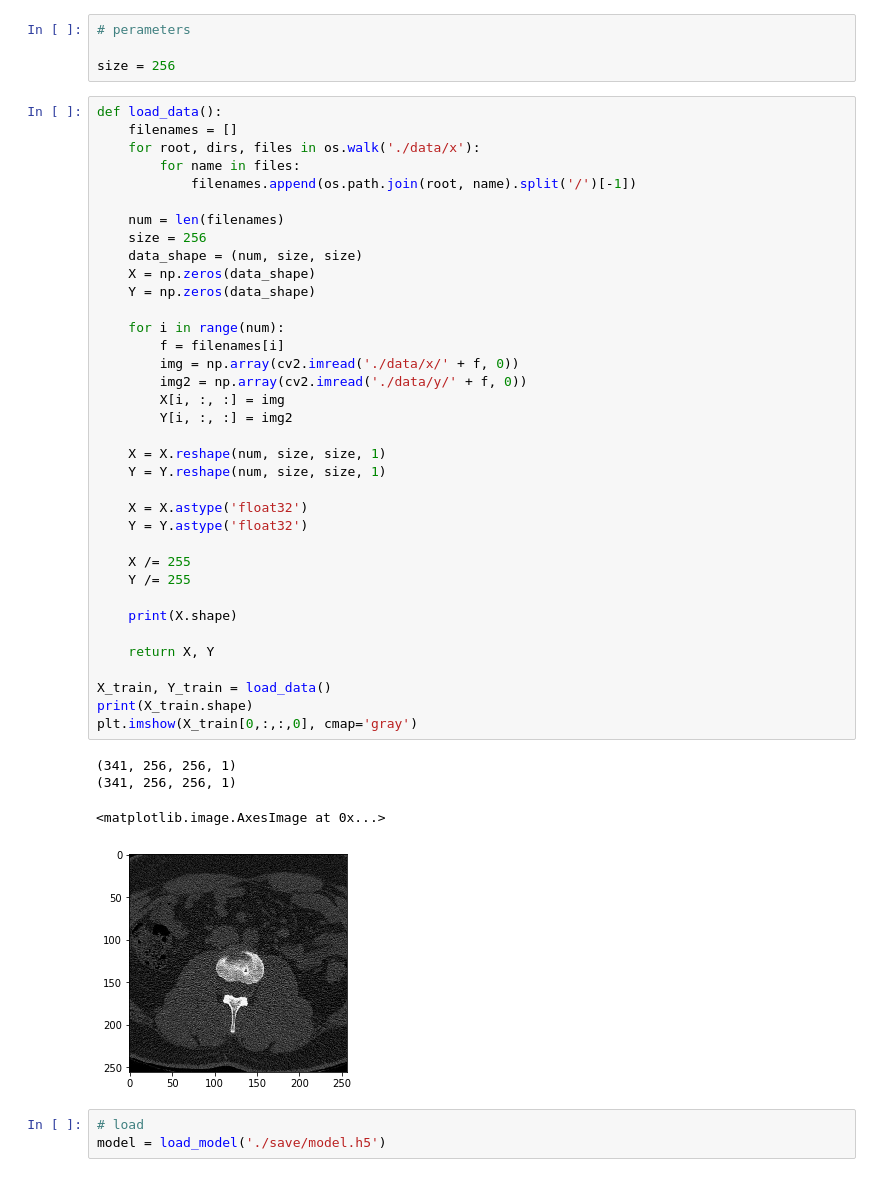
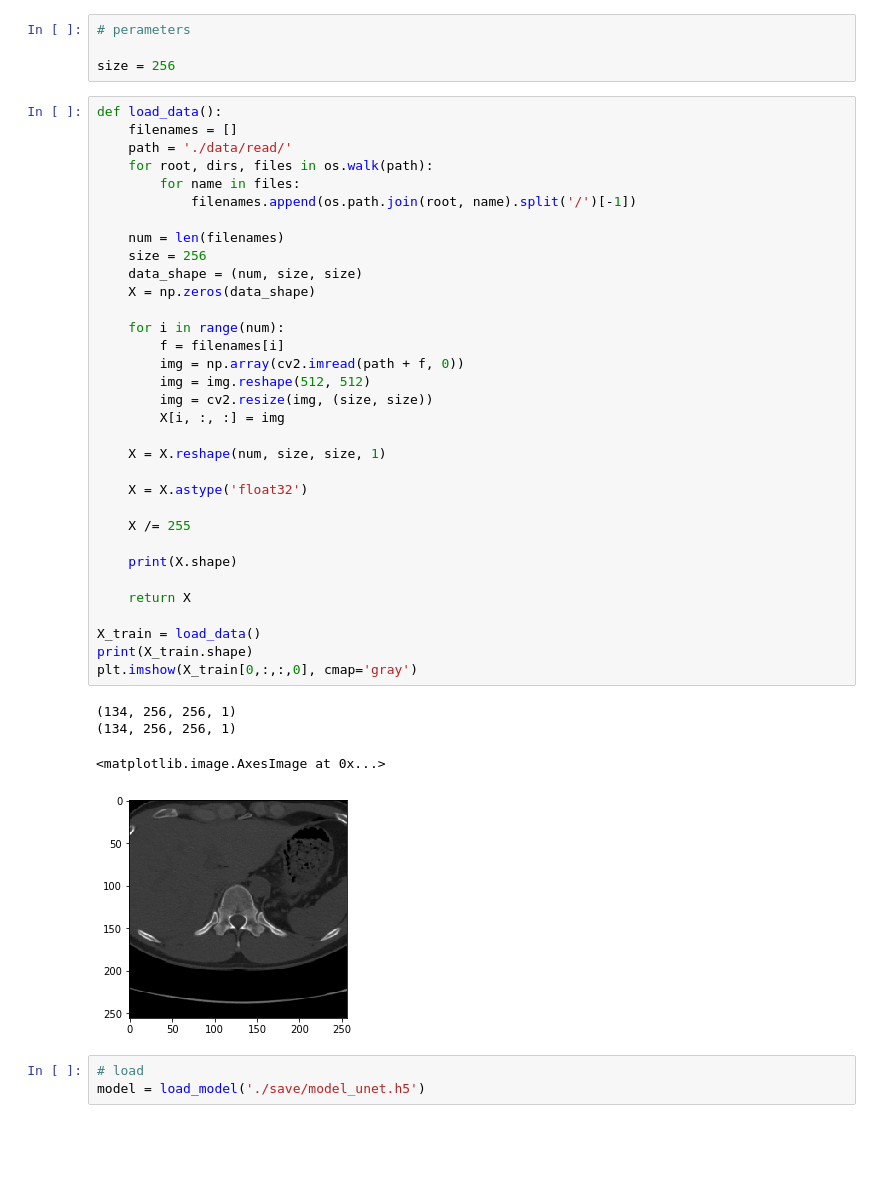
Before and after one commit to ianchen1015/segmentation, a Jupyter notebook: k/model_crf.ipynb, the cells around one changed output. Saved outputs shown, nothing was run; the diff lists cells and outputs as text; blank space fills up the shorter version.

```diff
--- a/k/model_crf.ipynb
+++ b/k/model_crf.ipynb
@@ -39,47 +39,44 @@ size = 256
 # %%
 def load_data():
     filenames = []
-    for root, dirs, files in os.walk('./data/x'):
+    path = './data/read/'
+    for root, dirs, files in os.walk(path):
         for name in files:
             filenames.append(os.path.join(root, name).split('/')[-1])
 
     num = len(filenames)
     size = 256
     data_shape = (num, size, size)
     X = np.zeros(data_shape)
-    Y = np.zeros(data_shape)
 
     for i in range(num):
         f = filenames[i]
-        img = np.array(cv2.imread('./data/x/' + f, 0))
-        img2 = np.array(cv2.imread('./data/y/' + f, 0))
+        img = np.array(cv2.imread(path + f, 0))
+        img = img.reshape(512, 512)
+        img = cv2.resize(img, (size, size))
         X[i, :, :] = img
-        Y[i, :, :] = img2
 
     X = X.reshape(num, size, size, 1)
-    Y = Y.reshape(num, size, size, 1)
 
     X = X.astype('float32')
-    Y = Y.astype('float32')
 
     X /= 255
-    Y /= 255
 
     print(X.shape)
 
-    return X, Y
+    return X
 
-X_train, Y_train = load_data()
+X_train = load_data()
 print(X_train.shape)
 plt.imshow(X_train[0,:,:,0], cmap='gray')
 # %% [output]
-(341, 256, 256, 1)
-(341, 256, 256, 1)
+(134, 256, 256, 1)
+(134, 256, 256, 1)
 <matplotlib.image.AxesImage at 0x...>
-[figure, old version]
+[figure, new version]
 # %%
 # load
-model = load_model('./save/model.h5')
+model = load_model('./save/model_unet.h5')
 # %%
 # https://github.com/lucasb-eyer/pydensecrf
 import pydensecrf.densecrf as dcrf
```
Also changed, not shown: parts of 1 cell of this notebook.
